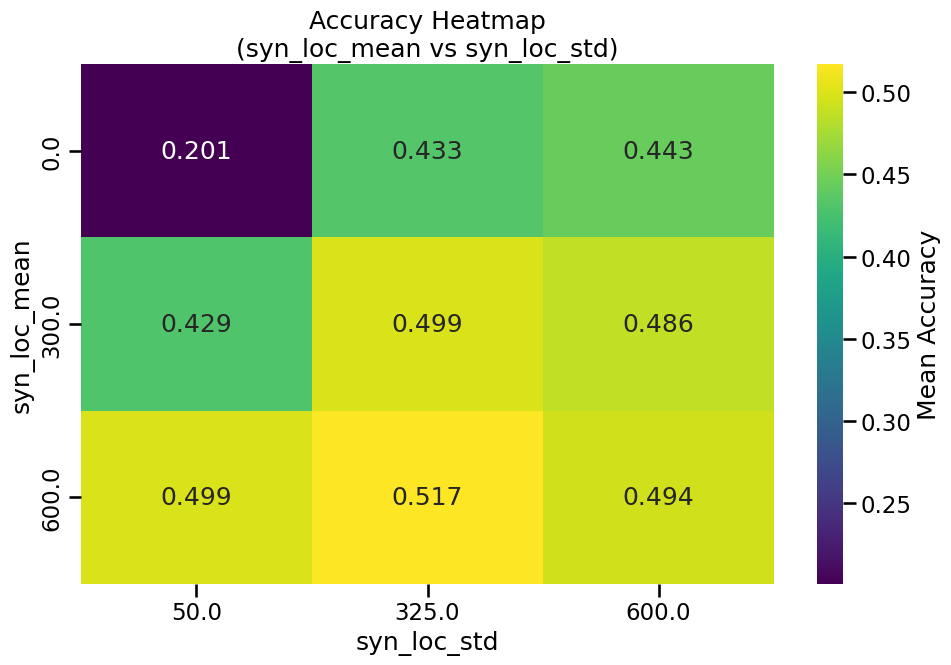
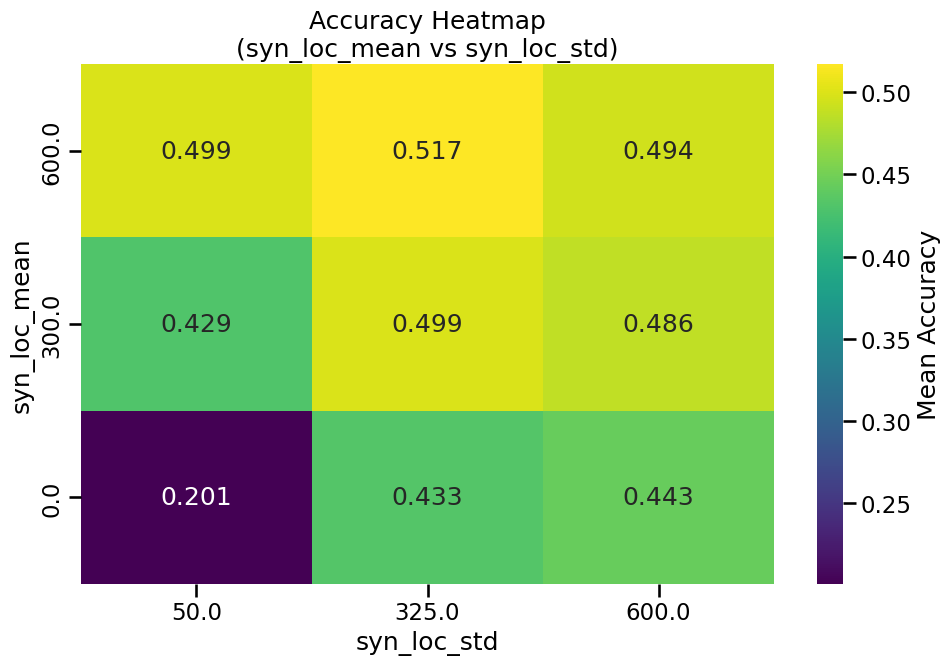
Code edit (unified diff) that turned the first committed figure into the second:
--- before
+++ after
@@ -32,4 +32,5 @@
         sns.heatmap(pivot_df, annot=True, cmap="viridis", fmt=".3f",
                     cbar_kws={'label': 'Mean Accuracy'})
+        plt.gca().invert_yaxis()  # 平均が下から上に大きくなるように調整
         plt.title(f"Accuracy Heatmap\n({sweep_params[0]} vs {sweep_params[1]})")
 
@@ -52,4 +53,5 @@
 
     plt.tight_layout()
+    plt.savefig('position-accuracy.png')
     plt.show()
 

Commit: update on analysis scipt